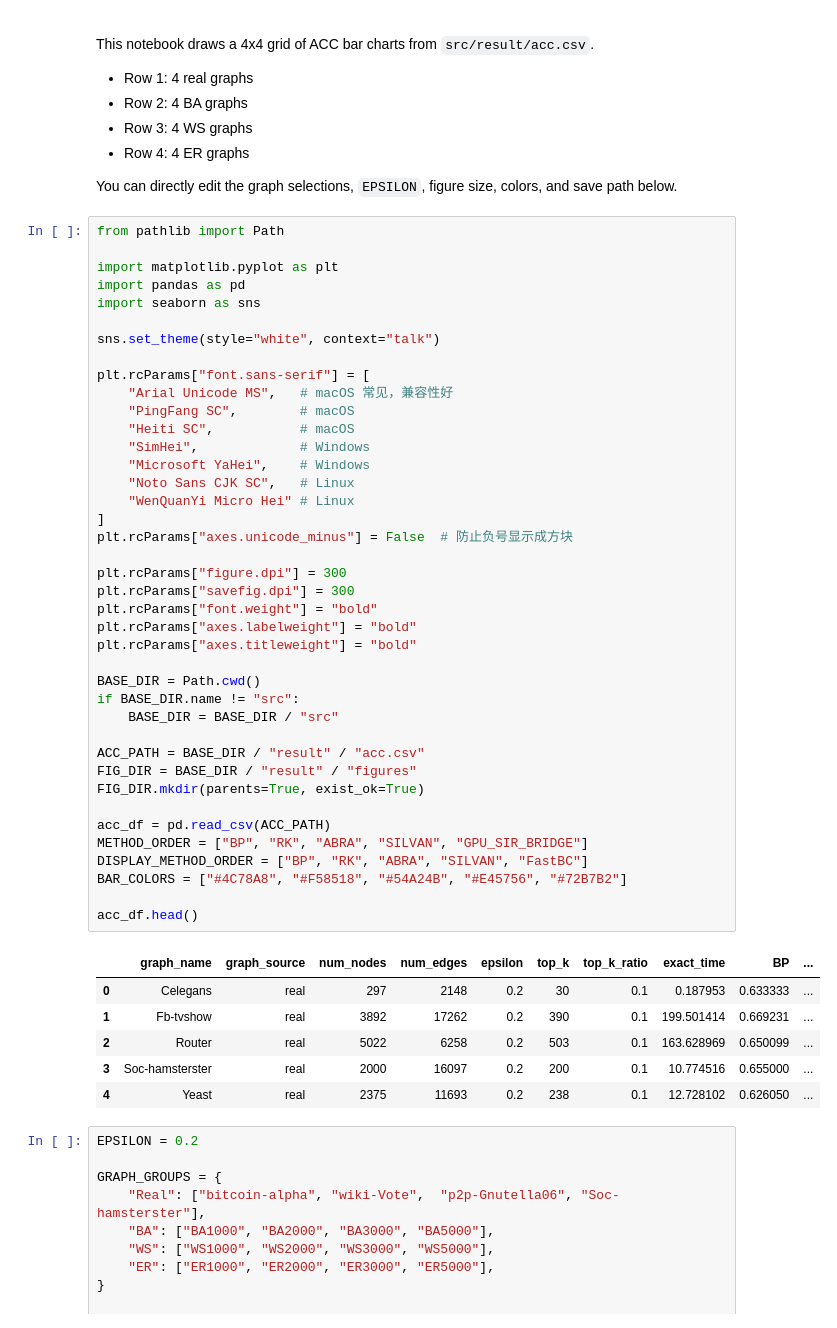
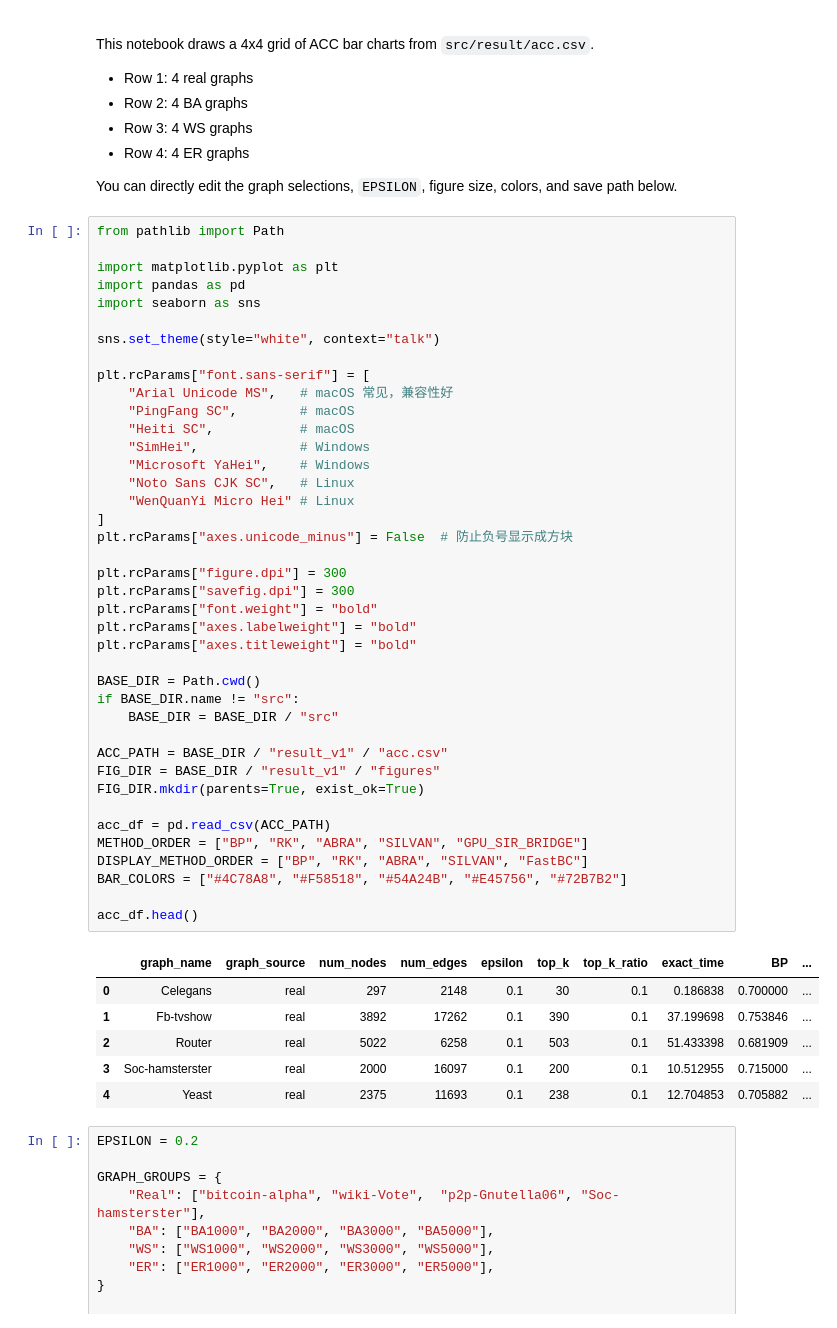
Before and after one commit to Bill-Ju/FastBC, a Jupyter notebook: src/plot_acc_bar_4x4.ipynb, the cells around one changed output. Drawn from its saved outputs; the diff is of its cells as text.

```diff
--- a/src/plot_acc_bar_4x4.ipynb
+++ b/src/plot_acc_bar_4x4.ipynb
@@ -22,40 +22,40 @@ plt.rcParams["font.sans-serif"] = [
     "Arial Unicode MS",   # macOS 常见，兼容性好
     "PingFang SC",        # macOS
     "Heiti SC",           # macOS
     "SimHei",             # Windows
     "Microsoft YaHei",    # Windows
     "Noto Sans CJK SC",   # Linux
     "WenQuanYi Micro Hei" # Linux
 ]
 plt.rcParams["axes.unicode_minus"] = False  # 防止负号显示成方块
 
 plt.rcParams["figure.dpi"] = 300
 plt.rcParams["savefig.dpi"] = 300
 plt.rcParams["font.weight"] = "bold"
 plt.rcParams["axes.labelweight"] = "bold"
 plt.rcParams["axes.titleweight"] = "bold"
 
 BASE_DIR = Path.cwd()
 if BASE_DIR.name != "src":
     BASE_DIR = BASE_DIR / "src"
 
-ACC_PATH = BASE_DIR / "result" / "acc.csv"
-FIG_DIR = BASE_DIR / "result" / "figures"
+ACC_PATH = BASE_DIR / "result_v1" / "acc.csv"
+FIG_DIR = BASE_DIR / "result_v1" / "figures"
 FIG_DIR.mkdir(parents=True, exist_ok=True)
 
 acc_df = pd.read_csv(ACC_PATH)
 METHOD_ORDER = ["BP", "RK", "ABRA", "SILVAN", "GPU_SIR_BRIDGE"]
 DISPLAY_METHOD_ORDER = ["BP", "RK", "ABRA", "SILVAN", "FastBC"]
 BAR_COLORS = ["#4C78A8", "#F58518", "#54A24B", "#E45756", "#72B7B2"]
 
 acc_df.head()
 # %% [output]
 |  | graph_name | graph_source | num_nodes | num_edges | epsilon | top_k | top_k_ratio | exact_time | BP | ... |
-| 0 | Celegans | real | 297 | 2148 | 0.2 | 30 | 0.1 | 0.187953 | 0.633333 | ... |
-| 1 | Fb-tvshow | real | 3892 | 17262 | 0.2 | 390 | 0.1 | 199.501414 | 0.669231 | ... |
-| 2 | Router | real | 5022 | 6258 | 0.2 | 503 | 0.1 | 163.628969 | 0.650099 | ... |
-| 3 | Soc-hamsterster | real | 2000 | 16097 | 0.2 | 200 | 0.1 | 10.774516 | 0.655000 | ... |
-| 4 | Yeast | real | 2375 | 11693 | 0.2 | 238 | 0.1 | 12.728102 | 0.626050 | ... |
+| 0 | Celegans | real | 297 | 2148 | 0.1 | 30 | 0.1 | 0.186838 | 0.700000 | ... |
+| 1 | Fb-tvshow | real | 3892 | 17262 | 0.1 | 390 | 0.1 | 37.199698 | 0.753846 | ... |
+| 2 | Router | real | 5022 | 6258 | 0.1 | 503 | 0.1 | 51.433398 | 0.681909 | ... |
+| 3 | Soc-hamsterster | real | 2000 | 16097 | 0.1 | 200 | 0.1 | 10.512955 | 0.715000 | ... |
+| 4 | Yeast | real | 2375 | 11693 | 0.1 | 238 | 0.1 | 12.704853 | 0.705882 | ... |
 # %%
 EPSILON = 0.2
 
```
Also changed, not shown: parts of 1 cell of this notebook, 29 other files.
